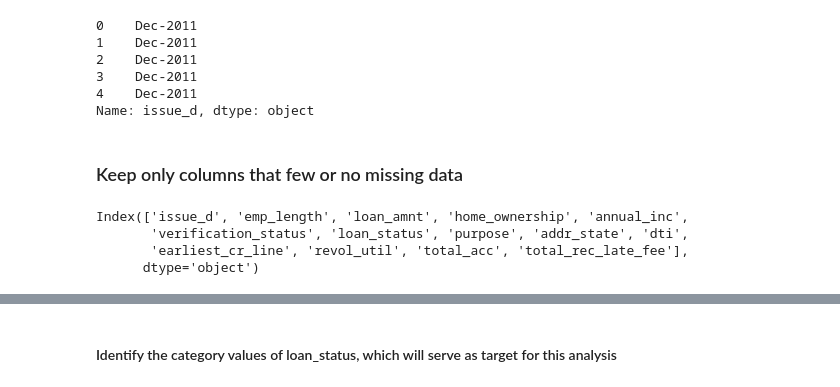
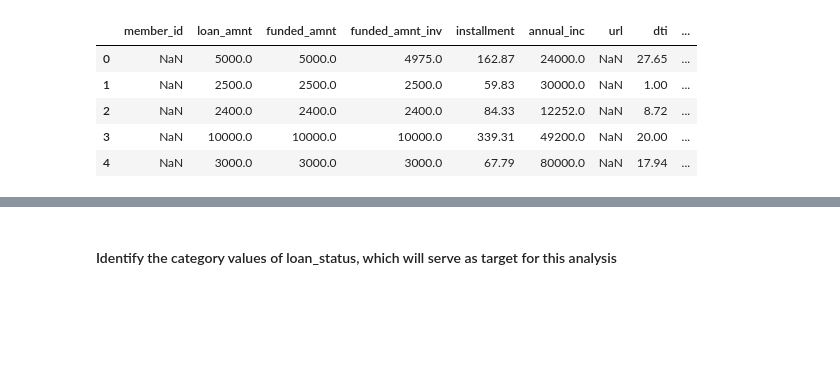
Before and after one commit to sittingman/lending_repayment, a Jupyter notebook: data_wrangling.ipynb, the cells around one changed output, grey strips where cells are left out. Drawn from its saved outputs; the diff is of its cells as text; code cells hidden in the pictures; blank space fills up the shorter version.

```diff
--- a/data_wrangling.ipynb
+++ b/data_wrangling.ipynb
@@ -36,19 +25,9 @@ lend.shape
 # %%
-lend.issue_d.head()
+lend.select_dtypes(include='float').head()
 # %% [output]
-0    Dec-2011
-1    Dec-2011
-2    Dec-2011
-3    Dec-2011
-4    Dec-2011
-Name: issue_d, dtype: object
+|  | member_id | loan_amnt | funded_amnt | funded_amnt_inv | installment | annual_inc | url | dti | ... |
+| 0 | NaN | 5000.0 | 5000.0 | 4975.0 | 162.87 | 24000.0 | NaN | 27.65 | ... |
+| 1 | NaN | 2500.0 | 2500.0 | 2500.0 | 59.83 | 30000.0 | NaN | 1.00 | ... |
+| 2 | NaN | 2400.0 | 2400.0 | 2400.0 | 84.33 | 12252.0 | NaN | 8.72 | ... |
+| 3 | NaN | 10000.0 | 10000.0 | 10000.0 | 339.31 | 49200.0 | NaN | 20.00 | ... |
+| 4 | NaN | 3000.0 | 3000.0 | 3000.0 | 67.79 | 80000.0 | NaN | 17.94 | ... |
-# %% [markdown]
-### Keep only columns that few or no missing data
-# %%
-lend_1 = lend[['issue_d','emp_length', 'loan_amnt', 'home_ownership','annual_inc','verification_status','loan_status','purpose','addr_state','dti','earliest_cr_line','revol_util','total_acc','total_rec_late_fee']]
-lend_1.columns
-# %% [output]
-Index(['issue_d', 'emp_length', 'loan_amnt', 'home_ownership', 'annual_inc',
-       'verification_status', 'loan_status', 'purpose', 'addr_state', 'dti',
-       'earliest_cr_line', 'revol_util', 'total_acc', 'total_rec_late_fee'],
-      dtype='object')
```
Also changed, not shown: parts of 50 cells of this notebook.
